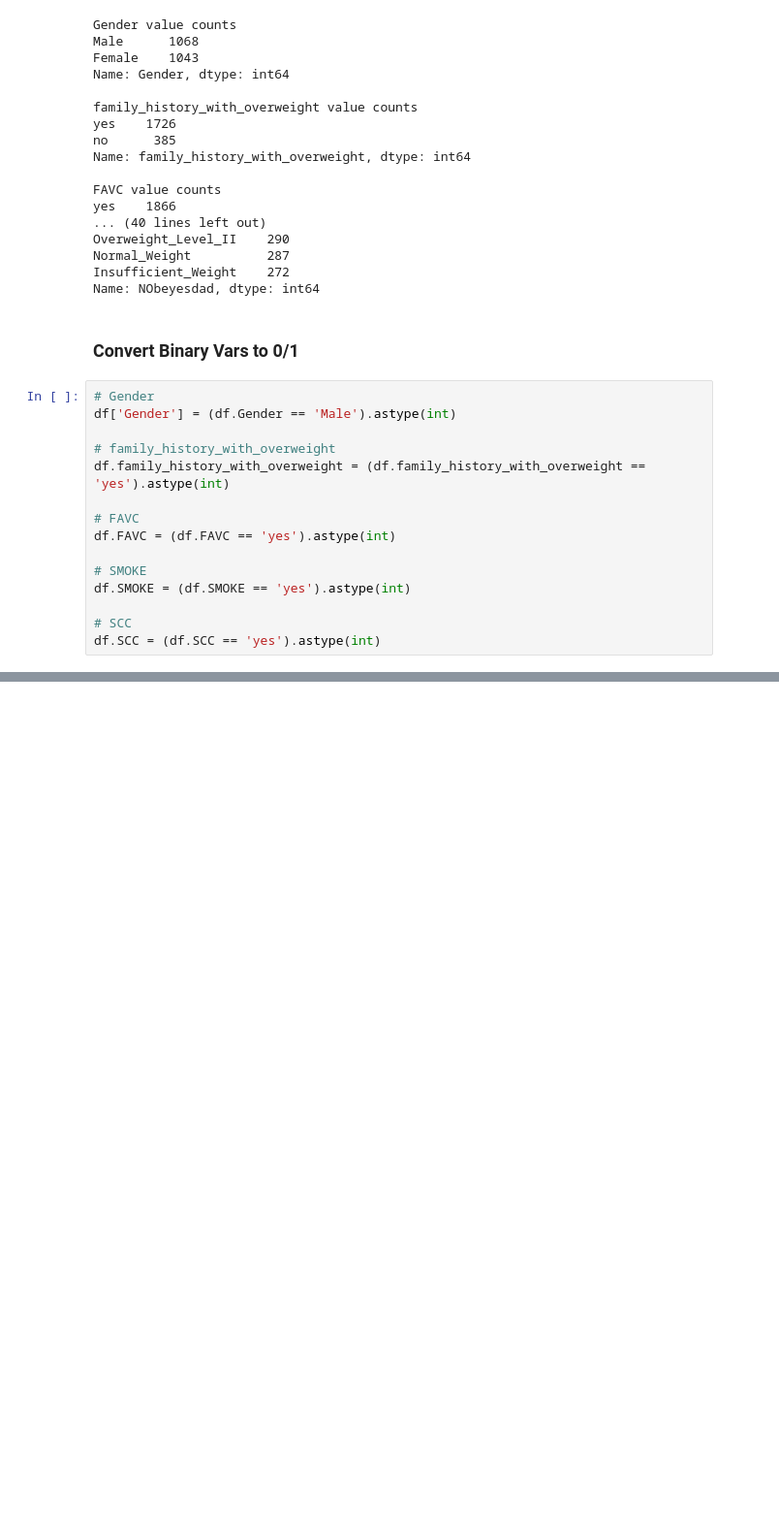
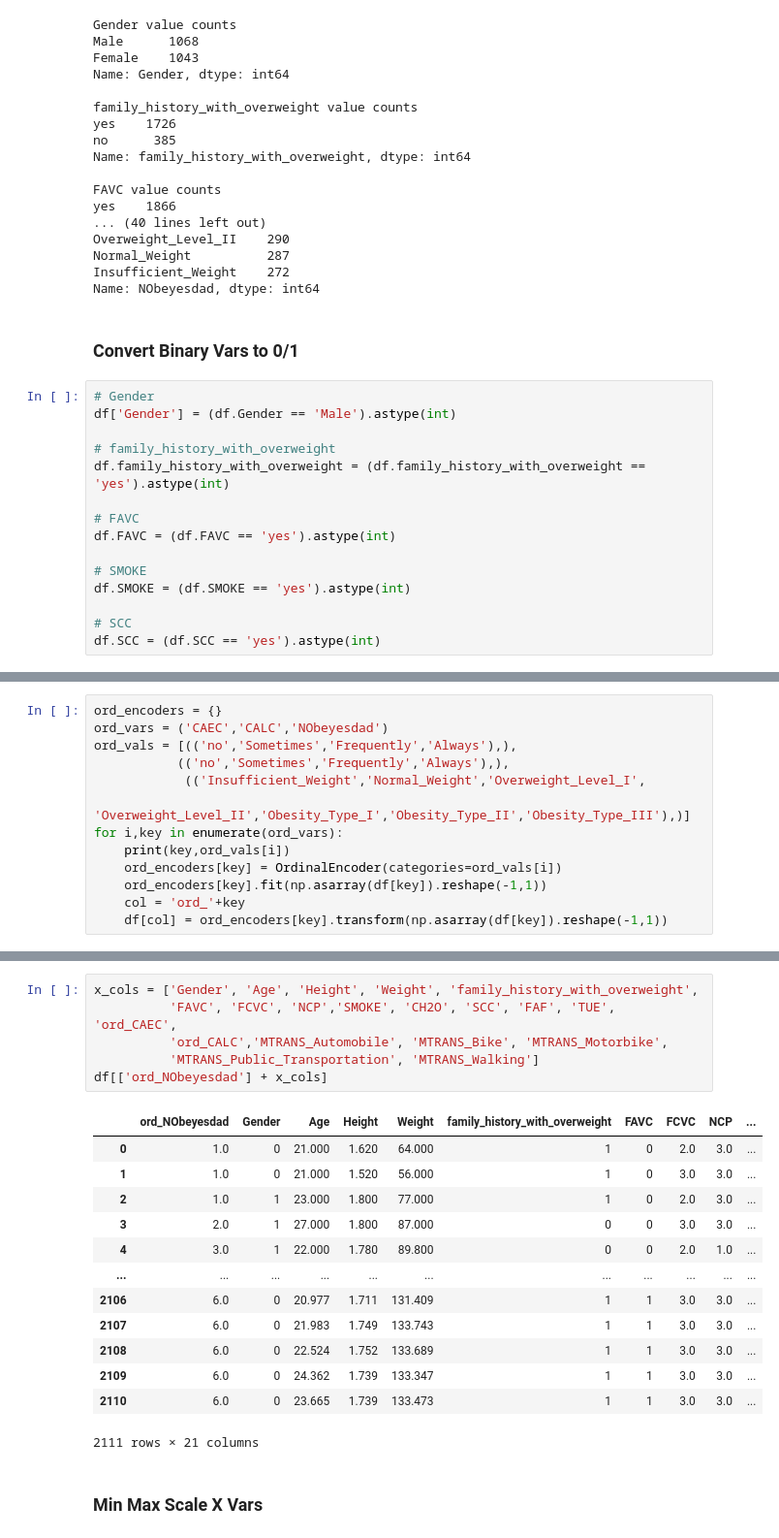
Before and after one commit to jgalloway42/classification_of_obesity_levels, a Jupyter notebook: Classification_of_Obesity_Levels.ipynb, the cells around one changed output, grey strips where cells are left out. Shown at 97% size. Saved outputs shown, nothing was run; the diff lists cells and outputs as text; blank space fills up the shorter version.

```diff
--- a/Classification_of_Obesity_Levels.ipynb
+++ b/Classification_of_Obesity_Levels.ipynb
@@ -122,0 +127,13 @@ df.SCC = (df.SCC == 'yes').astype(int)
+# %%
+ord_encoders = {}
+ord_vars = ('CAEC','CALC','NObeyesdad')
+ord_vals = [(('no','Sometimes','Frequently','Always'),),
+           (('no','Sometimes','Frequently','Always'),),
+            (('Insufficient_Weight','Normal_Weight','Overweight_Level_I',
+             'Overweight_Level_II','Obesity_Type_I','Obesity_Type_II','Obesity_Type_III'),)]
+for i,key in enumerate(ord_vars):
+    print(key,ord_vals[i])
+    ord_encoders[key] = OrdinalEncoder(categories=ord_vals[i])
+    ord_encoders[key].fit(np.asarray(df[key]).reshape(-1,1))
+    col = 'ord_'+key
+    df[col] = ord_encoders[key].transform(np.asarray(df[key]).reshape(-1,1))
@@ -122,0 +167,22 @@ df.SCC = (df.SCC == 'yes').astype(int)
+# %%
+x_cols = ['Gender', 'Age', 'Height', 'Weight', 'family_history_with_overweight',
+          'FAVC', 'FCVC', 'NCP','SMOKE', 'CH2O', 'SCC', 'FAF', 'TUE', 'ord_CAEC',
+          'ord_CALC','MTRANS_Automobile', 'MTRANS_Bike', 'MTRANS_Motorbike',
+          'MTRANS_Public_Transportation', 'MTRANS_Walking']
+df[['ord_NObeyesdad'] + x_cols]
+# %% [output]
+|  | ord_NObeyesdad | Gender | Age | Height | Weight | family_history_with_overweight | FAVC | FCVC | NCP | ... |
+| 0 | 1.0 | 0 | 21.000 | 1.620 | 64.000 | 1 | 0 | 2.0 | 3.0 | ... |
+| 1 | 1.0 | 0 | 21.000 | 1.520 | 56.000 | 1 | 0 | 3.0 | 3.0 | ... |
+| 2 | 1.0 | 1 | 23.000 | 1.800 | 77.000 | 1 | 0 | 2.0 | 3.0 | ... |
+| 3 | 2.0 | 1 | 27.000 | 1.800 | 87.000 | 0 | 0 | 3.0 | 3.0 | ... |
+| 4 | 3.0 | 1 | 22.000 | 1.780 | 89.800 | 0 | 0 | 2.0 | 1.0 | ... |
+| ... | ... | ... | ... | ... | ... | ... | ... | ... | ... | ... |
+| 2106 | 6.0 | 0 | 20.977 | 1.711 | 131.409 | 1 | 1 | 3.0 | 3.0 | ... |
+| 2107 | 6.0 | 0 | 21.983 | 1.749 | 133.743 | 1 | 1 | 3.0 | 3.0 | ... |
+| 2108 | 6.0 | 0 | 22.524 | 1.752 | 133.689 | 1 | 1 | 3.0 | 3.0 | ... |
+| 2109 | 6.0 | 0 | 24.362 | 1.739 | 133.347 | 1 | 1 | 3.0 | 3.0 | ... |
+| 2110 | 6.0 | 0 | 23.665 | 1.739 | 133.473 | 1 | 1 | 3.0 | 3.0 | ... |
+2111 rows × 21 columns
+# %% [markdown]
+### Min Max Scale X Vars
```
Also changed, not shown: parts of 26 cells of this notebook, 2 other files.
